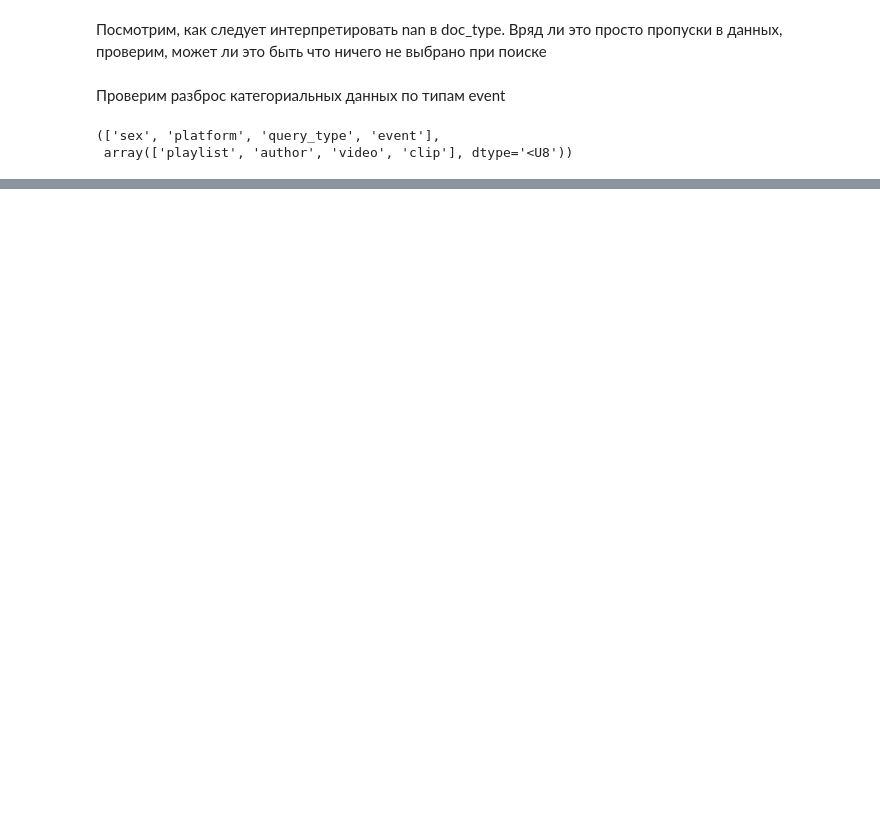
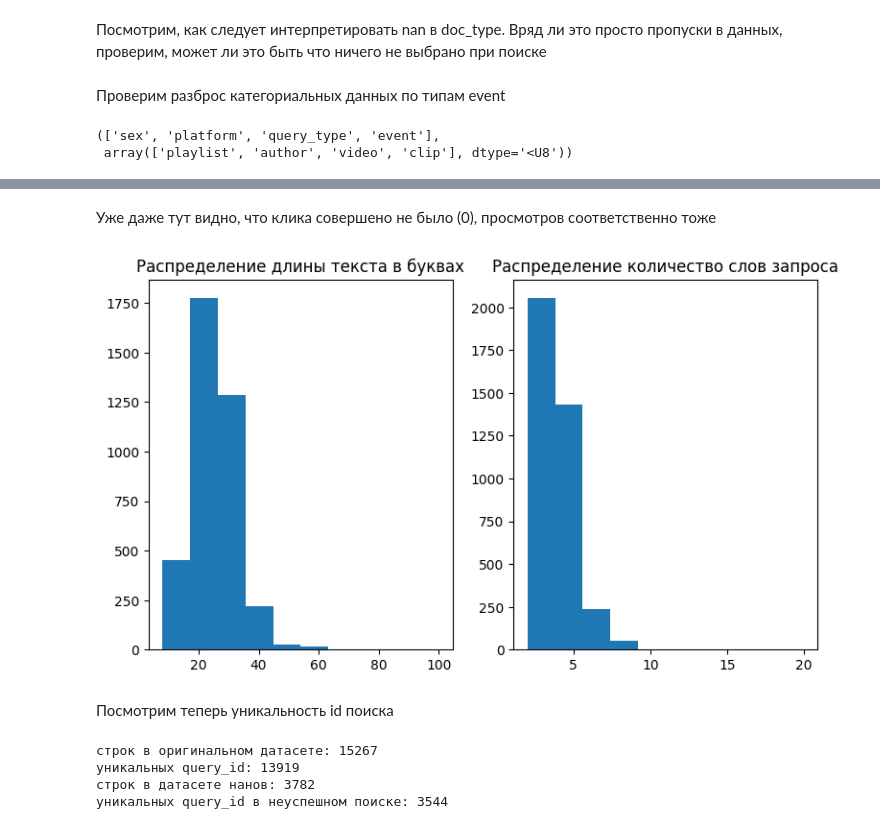
Before and after one commit to jian-shi1/vk-product-analyst-intern-test-task, a Jupyter notebook: task3_vitalii_antipovich.ipynb, the cells around one changed output, grey strips where cells are left out. Drawn from its saved outputs; the diff is of its cells as text; code cells hidden in the pictures; blank space fills up the shorter version.

```diff
--- a/task3_vitalii_antipovich.ipynb
+++ b/task3_vitalii_antipovich.ipynb
@@ -338,0 +181,3 @@ plt.show()
+# %%
+dataset_nan = dataset[dataset["doc_type"].isna()]
+dataset_nan.shape
@@ -338,0 +198,25 @@ plt.show()
+# %% [markdown]
+Уже даже тут видно, что клика совершено не было (0), просмотров соответственно тоже
+# %%
+fig, axes = plt.subplots(1, 2)
+fig.set_size_inches(9, 5)
+# fig.suptitle("")
+axes[0].hist(dataset_nan["query_text_length"] )
+axes[0].set_title("Распределение длины текста в буквах")
+axes[1].hist(dataset_nan["query_text_wordcount"] )
+axes[1].set_title("Распределение количество слов запроса")
+plt.show()
+# %% [output]
+[figure, added]
+# %% [markdown]
+Посмотрим теперь уникальность id поиска
+# %%
+print(f"строк в оригинальном датасете: {dataset.shape[0]}")
+print(f"уникальных query_id: {len(dataset["query_id"].unique() )}")
+print(f"строк в датасете нанов: {dataset_nan.shape[0]}")
+print(f"уникальных query_id в неуспешном поиске: {len(dataset_nan["query_id"].unique() )}")
+# %% [output]
+строк в оригинальном датасете: 15267
+уникальных query_id: 13919
+строк в датасете нанов: 3782
+уникальных query_id в неуспешном поиске: 3544
```
Also changed, not shown: parts of 103 cells of this notebook, 1 other file.
